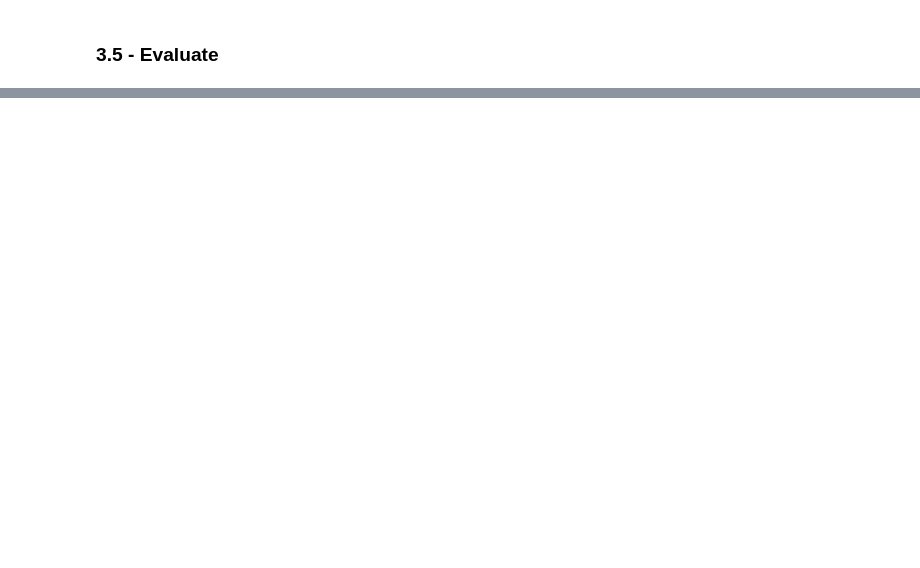
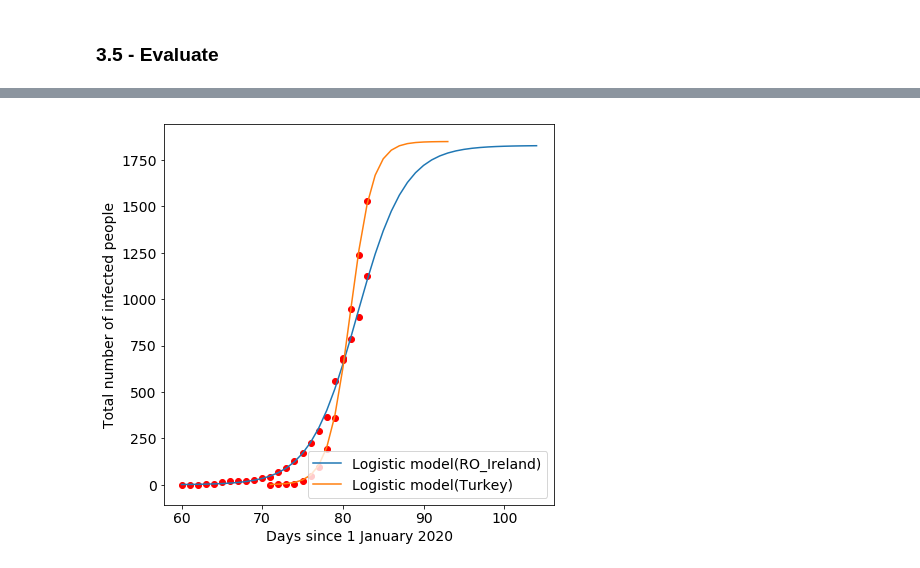
Before and after one commit to mgulcin/COVID19, a Jupyter notebook: COVID19_CurveFit.ipynb, the cells around one changed output, grey strips where cells are left out. Saved outputs shown, nothing was run; the diff lists cells and outputs as text; code cells hidden in the pictures; blank space fills up the shorter version.

```diff
--- a/COVID19_CurveFit.ipynb
+++ b/COVID19_CurveFit.ipynb
@@ -333,0 +381,6 @@ Exponential model MSE: 3281.8332262492145
+# %%
+country_2_abc_tuple_lr.pop("Italy")
+country_2_xy.pop("Italy")
+plot_curves_countries(logistic_model, country_2_abc_tuple_lr, country_2_xy)
+# %% [output]
+[figure, added]
```
Also changed, not shown: parts of 26 cells of this notebook.
